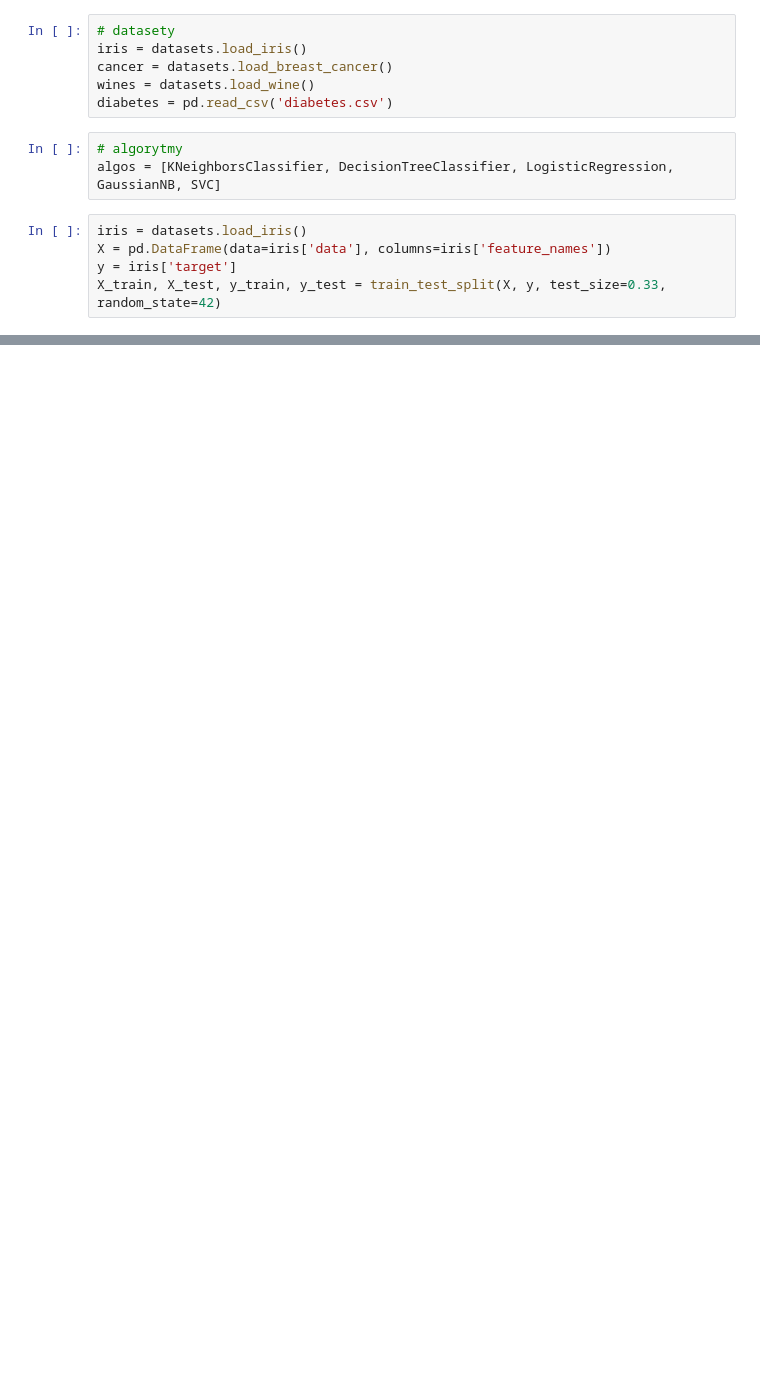
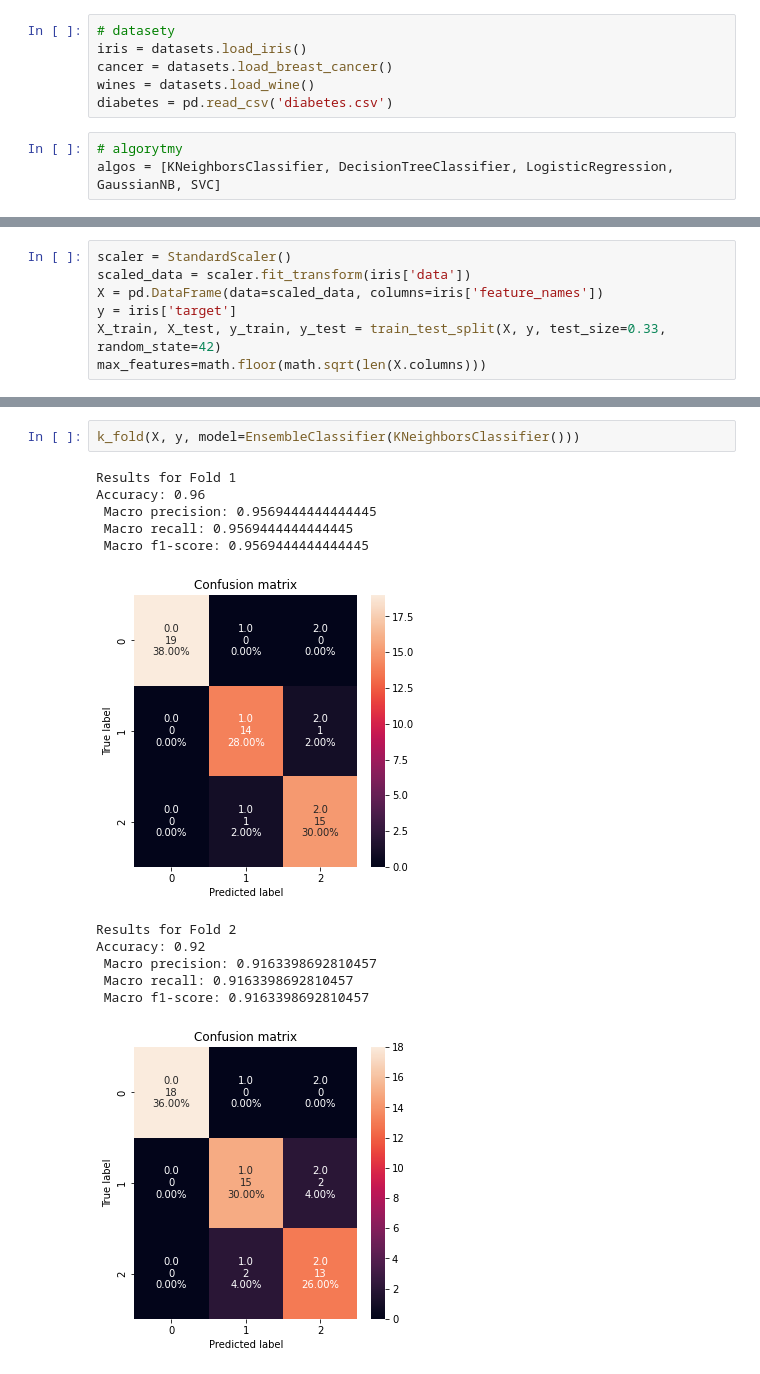
Before and after one commit to JakubSzczepanowski/EnsembleClassifier, a Jupyter notebook: experiments.ipynb, the cells around one changed output, grey strips where cells are left out. Saved outputs shown, nothing was run; the diff lists cells and outputs as text; blank space fills up the shorter version.

```diff
--- a/experiments.ipynb
+++ b/experiments.ipynb
@@ -34,8 +29,3 @@ diabetes = pd.read_csv('diabetes.csv')
 # %%
 # algorytmy
 algos = [KNeighborsClassifier, DecisionTreeClassifier, LogisticRegression, GaussianNB, SVC]
-# %%
-iris = datasets.load_iris()
-X = pd.DataFrame(data=iris['data'], columns=iris['feature_names'])
-y = iris['target']
-X_train, X_test, y_train, y_test = train_test_split(X, y, test_size=0.33, random_state=42)
@@ -108,0 +34,7 @@ Accuracy: 0.98
+# %%
+scaler = StandardScaler()
+scaled_data = scaler.fit_transform(iris['data'])
+X = pd.DataFrame(data=scaled_data, columns=iris['feature_names'])
+y = iris['target']
+X_train, X_test, y_train, y_test = train_test_split(X, y, test_size=0.33, random_state=42)
+max_features=math.floor(math.sqrt(len(X.columns)))
@@ -108,0 +59,15 @@ Accuracy: 0.98
+# %%
+k_fold(X, y, model=EnsembleClassifier(KNeighborsClassifier()))
+# %% [output]
+Results for Fold 1
+Accuracy: 0.96
+ Macro precision: 0.9569444444444445
+ Macro recall: 0.9569444444444445
+ Macro f1-score: 0.9569444444444445
+[figure, added]
+Results for Fold 2
+Accuracy: 0.92
+ Macro precision: 0.9163398692810457
+ Macro recall: 0.9163398692810457
+ Macro f1-score: 0.9163398692810457
+[figure, added]
```
Also changed, not shown: parts of 125 cells of this notebook, 1 other file.
